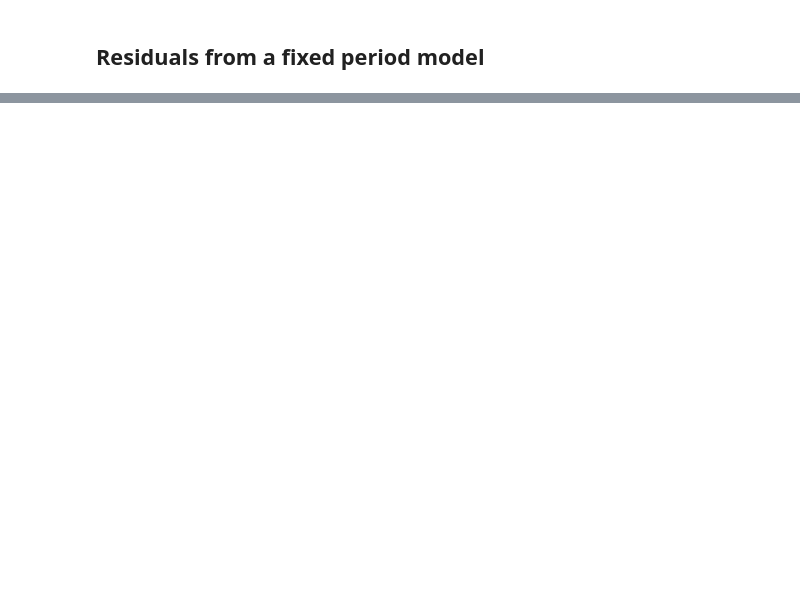
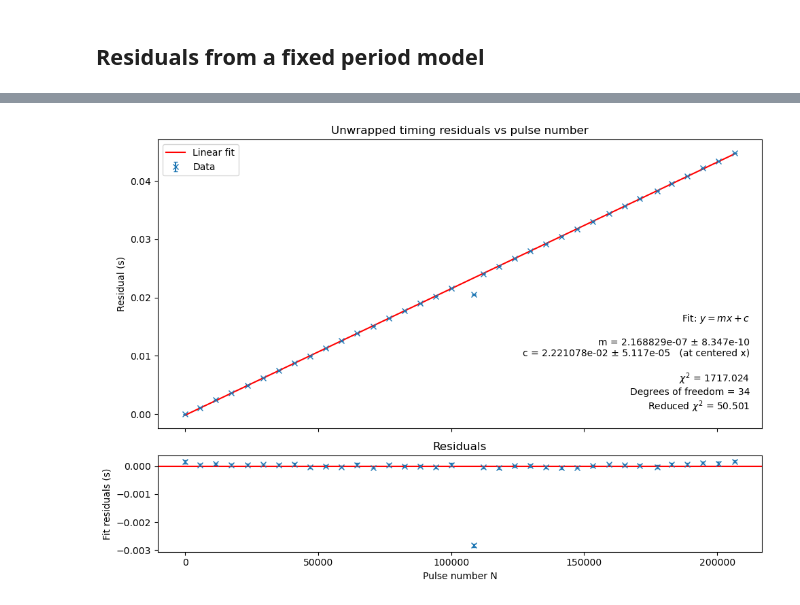
Before and after one commit to AliWA2022/Pulsars-Analysis-, a Jupyter notebook: Crab Pulsar Timing copy.ipynb, the cells around one changed output, grey strips where cells are left out. Saved outputs shown, nothing was run; the diff lists cells and outputs as text; code cells hidden in the pictures; blank space fills up the shorter version.

```diff
--- a/Crab Pulsar Timing copy.ipynb
+++ b/Crab Pulsar Timing copy.ipynb
@@ -433,0 +343,96 @@ Uncertainty = 1.430538763885243e-09 s
+# %%
+import numpy as np
+import matplotlib.pyplot as plt
+
+# ----------------------------
+# Build clean arrays
+# ----------------------------
+x = np.asarray(N, dtype=float)
+y = np.asarray(residual_unwrapped, dtype=float)
+sigma = np.asarray(toa_err_sec, dtype=float)
+
+# keep only valid points
+mask = np.isfinite(x) & np.isfinite(y) & np.isfinite(sigma) & (sigma > 0)
+
+x = x[mask]
+y = y[mask]
+sigma = sigma[mask]
+
+print("Number of valid points:", len(x))
+print("sigma range:", sigma.min(), "to", sigma.max())
+
+# center x to improve numerical stability
+x0 = x.mean()
+x_cent = x - x0
+
+# ----------------------------
+# Weighted linear fit: y = m*(x-x0) + c0
+# ----------------------------
+p, cov = np.polyfit(x_cent, y, 1, w=1/sigma, cov=True)
+
+m, c0 = p
+sigma_m = np.sqrt(cov[0, 0])
+sigma_c0 = np.sqrt(cov[1, 1])
+
+# fitted model in centered coordinates
+y_fit = m * x_cent + c0
+
+# chi-squared
+chi2 = np.sum(((y - y_fit) / sigma) ** 2)
+dof = len(x) - 2
+chi2_red = chi2 / dof
+
+# corrected period and uncertainty
+P_fit = period_guess + m
+sigma_P = sigma_m
+
+print(f"Best period = {P_fit:.15f} s")
+print(f"Uncertainty = {sigma_P:.3e} s")
+print(f"chi^2 = {chi2:.3f}")
+print(f"Degrees of freedom = {dof}")
+print(f"Reduced chi^2 = {chi2_red:.3f}")
+
+# residuals about fitted line
+fit_resid = y - y_fit
+
+# ----------------------------
+# Plot
+# ----------------------------
+fig, (ax1, ax2) = plt.subplots(
+    2, 1, figsize=(10, 7), sharex=True,
+    gridspec_kw={"height_ratios": [3, 1]}
+)
+
+ax1.errorbar(x, y, yerr=sigma, fmt='x', capsize=2, label='Data')
+ax1.plot(x, y_fit, 'r-', label='Linear fit')
+
+ax1.set_ylabel("Residual (s)")
+ax1.set_title("Unwrapped timing residuals vs pulse number")
+
+fit_text = (
+    "Fit: $y = mx + c$\n\n"
+    f"m = {m:.6e} ± {sigma_m:.3e}\n"
+    f"c = {c0:.6e} ± {sigma_c0:.3e}   (at centered x)\n\n"
+    f"$\\chi^2$ = {chi2:.3f}\n"
+    f"Degrees of freedom = {dof}\n"
+    f"Reduced $\\chi^2$ = {chi2_red:.3f}"
+)
+
+ax1.text(
+    0.98, 0.05, fit_text,
+    transform=ax1.transAxes,
+    ha='right', va='bottom',
+    bbox=dict(facecolor='white', alpha=0.85, edgecolor='none')
+)
+
+ax1.legend()
+
+ax2.errorbar(x, fit_resid, yerr=sigma, fmt='x', capsize=2)
+ax2.axhline(0, color='r')
+ax2.set_xlabel("Pulse number N")
+ax2.set_ylabel("Fit residuals (s)")
+ax2.set_title("Residuals")
+
+plt.tight_layout()
+plt.show()
+# %% [output]
@@ -433,0 +446 @@ Uncertainty = 1.430538763885243e-09 s
+[figure, added]
```
Also changed, not shown: parts of 14 cells of this notebook.
